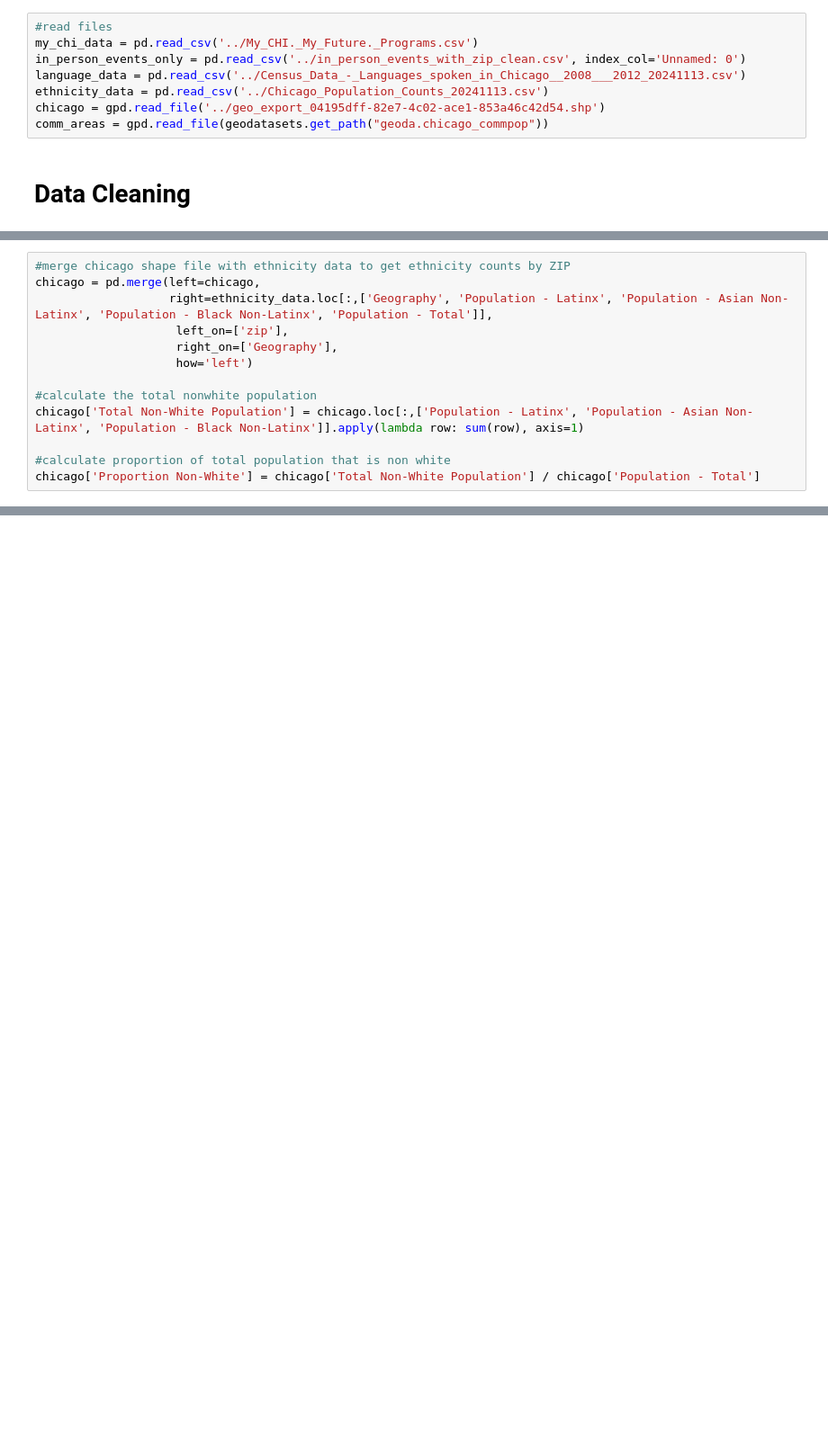
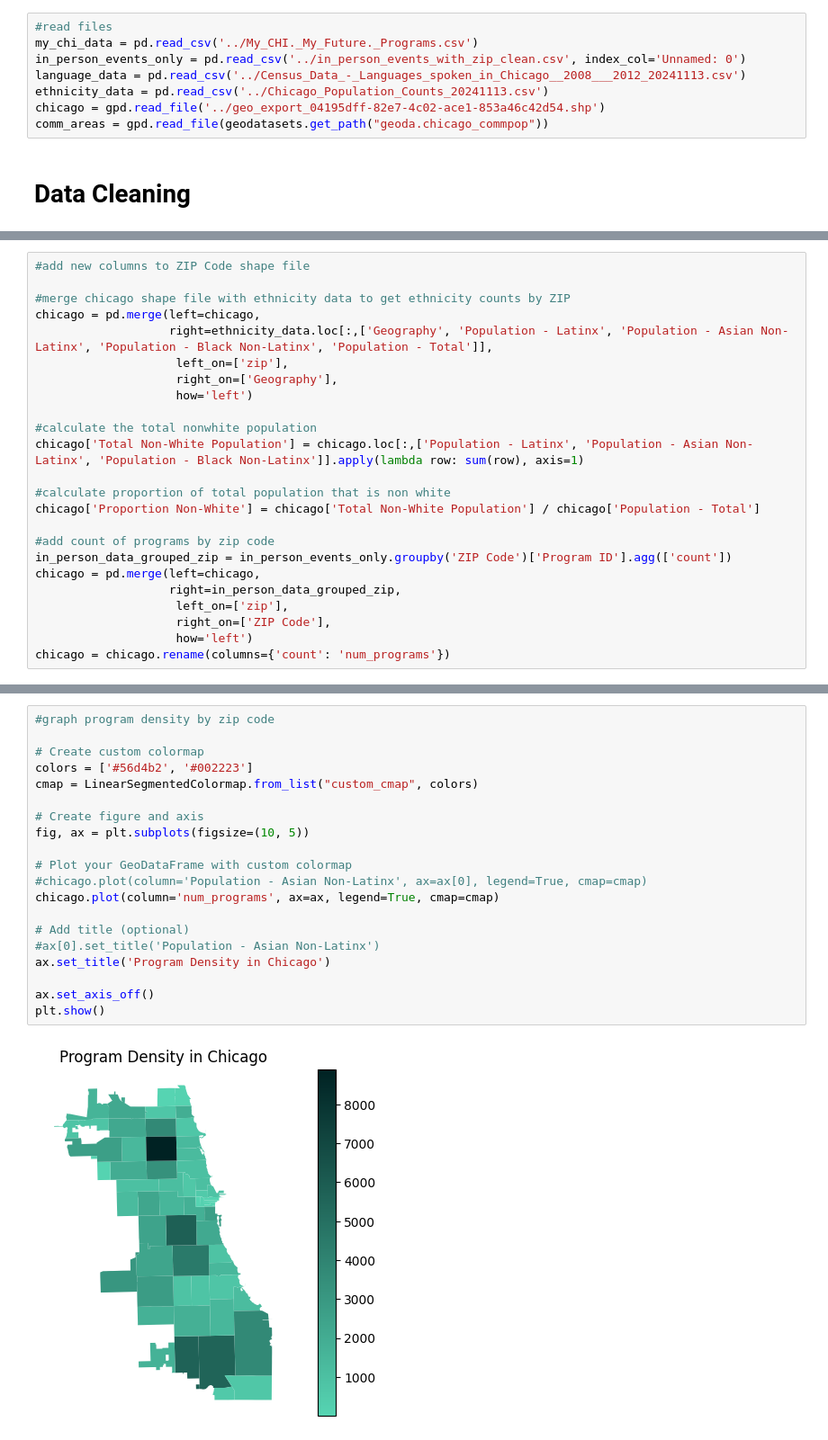
Before and after one commit to slangenhuizen-nu/STAT-303-1-Final-Project, a Jupyter notebook: sofie.ipynb, the cells around one changed output, grey strips where cells are left out. Shown at 90% size. Saved outputs shown, nothing was run; the diff lists cells and outputs as text; blank space fills up the shorter version.

```diff
--- a/sofie.ipynb
+++ b/sofie.ipynb
@@ -62,4 +140,6 @@ ethnicity_data = ethnicity_data.loc[(ethnicity_data['Year'] == 2021) & ~(ethnici
 # %%
+#add new columns to ZIP Code shape file
+
 #merge chicago shape file with ethnicity data to get ethnicity counts by ZIP
 chicago = pd.merge(left=chicago,
                    right=ethnicity_data.loc[:,['Geography', 'Population - Latinx', 'Population - Asian Non-Latinx', 'Population - Black Non-Latinx', 'Population - Total']],
@@ -72,3 +152,12 @@ chicago['Total Non-White Population'] = chicago.loc[:,['Population - Latinx', 'P
 
 #calculate proportion of total population that is non white
 chicago['Proportion Non-White'] = chicago['Total Non-White Population'] / chicago['Population - Total']
+
+#add count of programs by zip code
+in_person_data_grouped_zip = in_person_events_only.groupby('ZIP Code')['Program ID'].agg(['count'])
+chicago = pd.merge(left=chicago,
+                   right=in_person_data_grouped_zip,
+                    left_on=['zip'],
+                    right_on=['ZIP Code'],
+                    how='left')
+chicago = chicago.rename(columns={'count': 'num_programs'})
@@ -115,0 +274,22 @@ sns.despine()
+# %%
+#graph program density by zip code
+
+# Create custom colormap
+colors = ['#56d4b2', '#002223']
+cmap = LinearSegmentedColormap.from_list("custom_cmap", colors)
+
+# Create figure and axis
+fig, ax = plt.subplots(figsize=(10, 5))
+
+# Plot your GeoDataFrame with custom colormap
+#chicago.plot(column='Population - Asian Non-Latinx', ax=ax[0], legend=True, cmap=cmap)
+chicago.plot(column='num_programs', ax=ax, legend=True, cmap=cmap)
+
+# Add title (optional)
+#ax[0].set_title('Population - Asian Non-Latinx')
+ax.set_title('Program Density in Chicago')
+
+ax.set_axis_off()
+plt.show()
+# %% [output]
+[figure, added]
```
Also changed, not shown: parts of 20 cells of this notebook, 3 other files.
